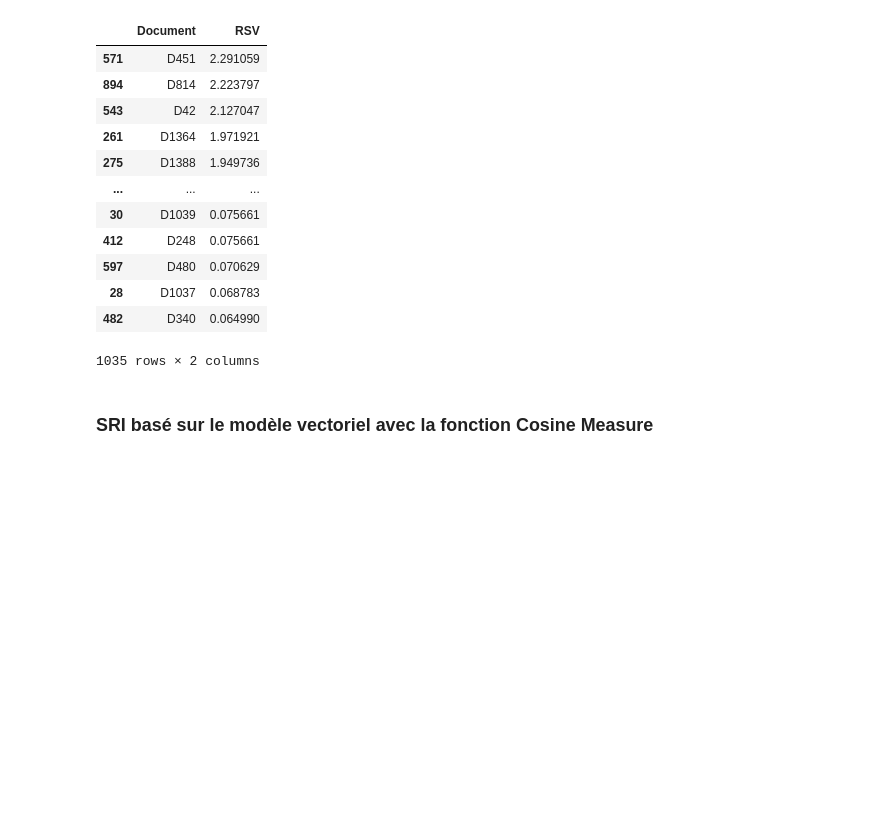
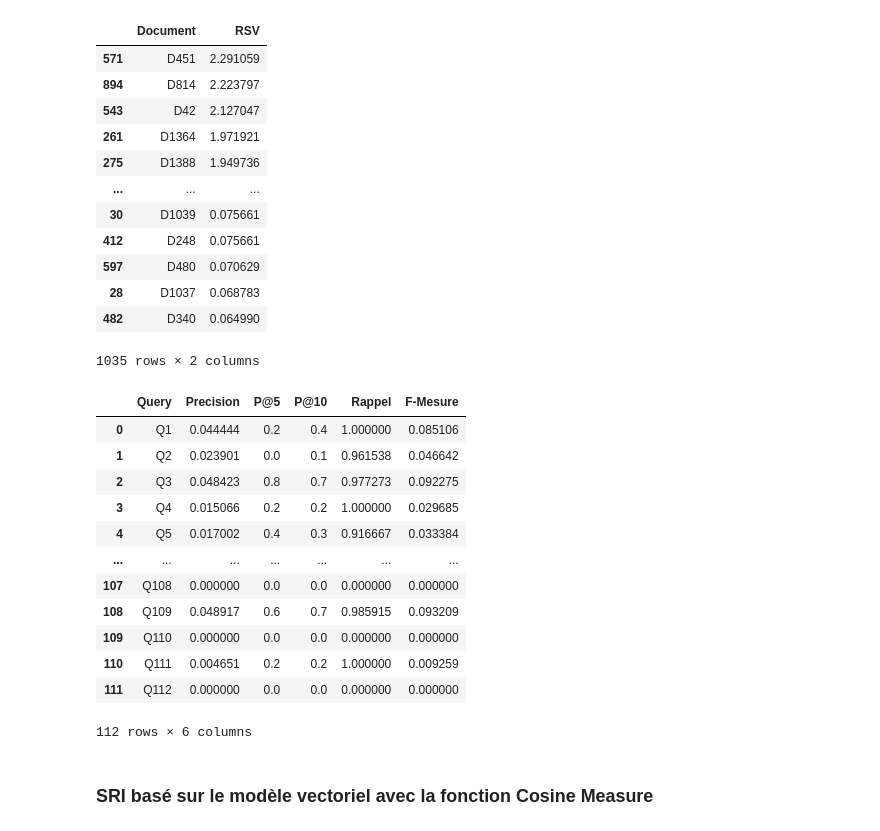
Before and after one commit to IliesChibane/Intelligent-Information-retrieval-System, a Jupyter notebook: Notebook/SRI_Vectoriel.ipynb, the cells around one changed output. Saved outputs shown, nothing was run; the diff lists cells and outputs as text; code cells hidden in the pictures; blank space fills up the shorter version.

Commit message:
adding evaluation + comments

```diff
--- a/Notebook/SRI_Vectoriel.ipynb
+++ b/Notebook/SRI_Vectoriel.ipynb
@@ -12,5 +14,5 @@ import json
 # %%
-fichier_inverse = pd.read_csv("../fichier_inverse.csv")
+fichier_inverse = pd.read_csv("../csv_docs/fichier_inverse.csv")
 fichier_inverse = fichier_inverse.drop("Unnamed: 0", axis=1)
 fichier_inverse
 # %% [output]
@@ -28,7 +30,7 @@ fichier_inverse
 | 77181 | zuckerman | D1335 | 2 | 1.431959 |
 77182 rows × 4 columns
 # %%
-info_queries = pd.read_csv("../info_queries.csv")
+info_queries = pd.read_csv("../csv_docs/info_queries.csv")
 info_queries = info_queries.drop("Unnamed: 0", axis=1)
 info_queries
 # %% [output]
@@ -45,3 +47,7 @@ info_queries
 | 5191 | Q112 | describ |
 | 5192 | Q112 | procedur |
 5193 rows × 2 columns
+# %%
+eval_df = pd.read_csv("../csv_docs/evaluation.csv")
+eval_df = eval_df.drop("Unnamed: 0", axis=1)
+eval_df.loc[eval_df["Query"] == "Q1"]
@@ -57,7 +81,8 @@ def scalar_product(query,fichier_inverse,info_queries):
     sri.rename(columns = {'Poid':'RSV'}, inplace = True) # on renomme la colonne
     sri = sri.sort_values(by=["RSV"]) # on trie les documents par poids
     return sri.reindex(index=sri.index[::-1]) # on inverse l'ordre des documents
-scalar_product("Q1", fichier_inverse, info_queries)
+sp_result = scalar_product("Q1", fichier_inverse, info_queries)
+sp_result
 # %% [output]
 |  | Document | RSV |
 | 571 | D451 | 2.291059 |
@@ -72,3 +97,26 @@ scalar_product("Q1", fichier_inverse, info_queries)
 | 28 | D1037 | 0.068783 |
 | 482 | D340 | 0.064990 |
 1035 rows × 2 columns
+# %%
+# Calcule des métriques
+metrics = []
+for query in info_queries["Query"].unique():
+    sp_result = scalar_product(query, fichier_inverse, info_queries)
+    p, p5, p10, r, f = compute_metrics(query, eval_df, sp_result)
+    metrics.append([query, p, p5, p10, r, f])
+metrics = pd.DataFrame(metrics, columns=["Query", "Precision", "P@5", "P@10", "Rappel", "F-Mesure"])
+metrics
+# %% [output]
+|  | Query | Precision | P@5 | P@10 | Rappel | F-Mesure |
+| 0 | Q1 | 0.044444 | 0.2 | 0.4 | 1.000000 | 0.085106 |
+| 1 | Q2 | 0.023901 | 0.0 | 0.1 | 0.961538 | 0.046642 |
+| 2 | Q3 | 0.048423 | 0.8 | 0.7 | 0.977273 | 0.092275 |
+| 3 | Q4 | 0.015066 | 0.2 | 0.2 | 1.000000 | 0.029685 |
+| 4 | Q5 | 0.017002 | 0.4 | 0.3 | 0.916667 | 0.033384 |
+| ... | ... | ... | ... | ... | ... | ... |
+| 107 | Q108 | 0.000000 | 0.0 | 0.0 | 0.000000 | 0.000000 |
+| 108 | Q109 | 0.048917 | 0.6 | 0.7 | 0.985915 | 0.093209 |
+| 109 | Q110 | 0.000000 | 0.0 | 0.0 | 0.000000 | 0.000000 |
+| 110 | Q111 | 0.004651 | 0.2 | 0.2 | 1.000000 | 0.009259 |
+| 111 | Q112 | 0.000000 | 0.0 | 0.0 | 0.000000 | 0.000000 |
+112 rows × 6 columns
```
Also changed, not shown: parts of 7 cells of this notebook.
